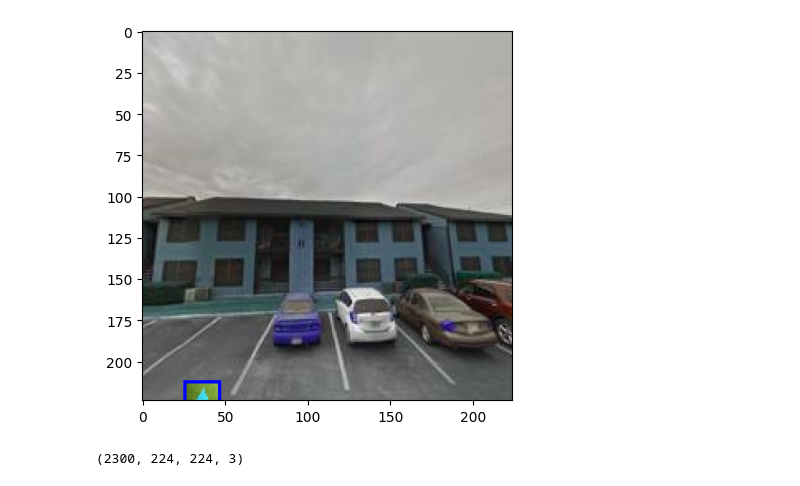
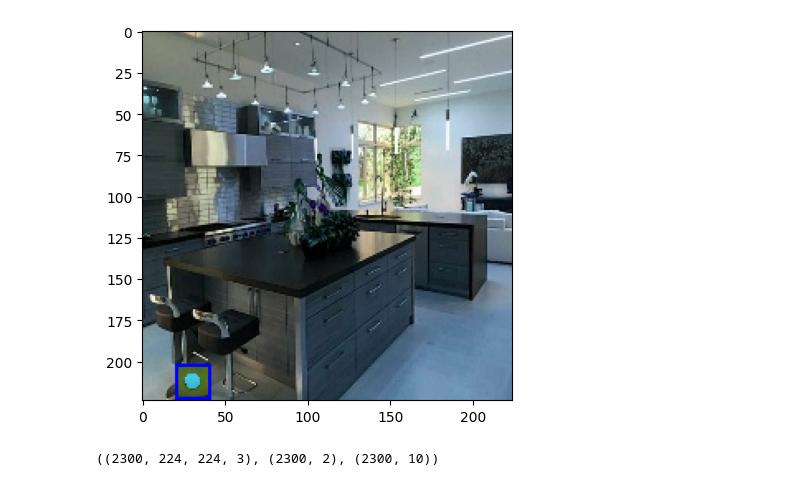
Before and after one commit to Ecbiv/TMAP_OBJECT_POSITIONING, a Jupyter notebook: main.ipynb, the cells around one changed output. Cells and saved outputs as stored; diff of their text form; code cells hidden in the pictures.

```diff
--- a/main.ipynb
+++ b/main.ipynb
@@ -10,7 +12,7 @@ import tensorflow as tf
 data, OHE_LABELS = VisualDataMaker.combine("./random_BG_IMG/n_data/*.jpg", "./original_DOB_images/*.png")
 bounded_DOB = VisualDataMaker.plot_bounding_box(data)
 # %%
-plt.imshow(bounded_DOB[2099][0])
+plt.imshow(bounded_DOB[158][0])
 plt.show()
 # %% [output]
-[figure, old version]
+[figure, new version]
@@ -38,7 +31,7 @@ batch = np.array(batch)
 # %%
-batch.shape
+batch.shape, regr_truth.shape, class_truth.shape
 # %% [output]
-(2300, 224, 224, 3)
+((2300, 224, 224, 3), (2300, 2), (2300, 10))
 # %%
 batch = tf.keras.backend.constant(batch)
 # %%
```
Also changed, not shown: parts of 14 cells of this notebook, 2 other files.
